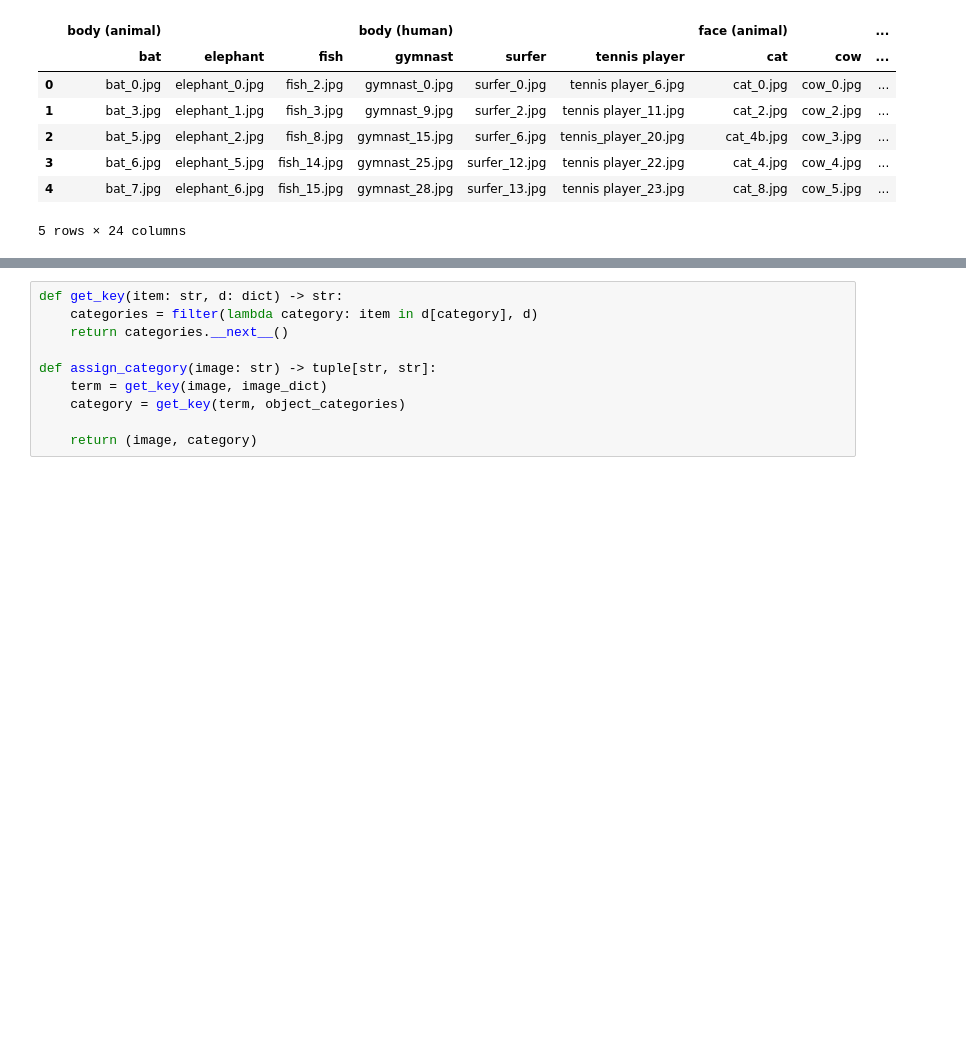
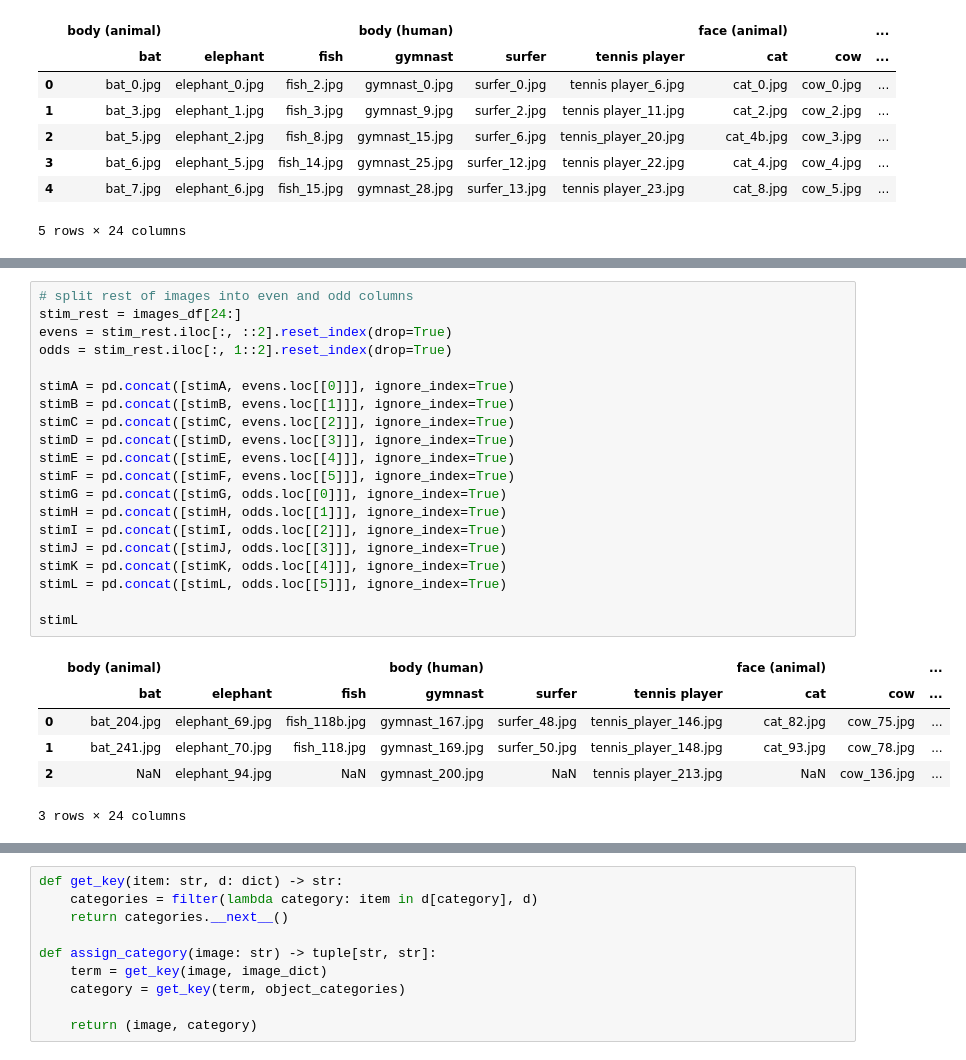
Before and after one commit to marek1n/mooney-pilot, a Jupyter notebook: utils/stimulus_spreadsheets.ipynb, the cells around one changed output, grey strips where cells are left out. Drawn from its saved outputs; the diff is of its cells as text; blank space fills up the shorter version.

```diff
--- a/utils/stimulus_spreadsheets.ipynb
+++ b/utils/stimulus_spreadsheets.ipynb
@@ -110 +156,28 @@ stimF = images_df[25:30]
+# %%
+# split rest of images into even and odd columns
+stim_rest = images_df[24:]
+evens = stim_rest.iloc[:, ::2].reset_index(drop=True)
+odds = stim_rest.iloc[:, 1::2].reset_index(drop=True)
+
+stimA = pd.concat([stimA, evens.loc[[0]]], ignore_index=True)
+stimB = pd.concat([stimB, evens.loc[[1]]], ignore_index=True)
+stimC = pd.concat([stimC, evens.loc[[2]]], ignore_index=True)
+stimD = pd.concat([stimD, evens.loc[[3]]], ignore_index=True)
+stimE = pd.concat([stimE, evens.loc[[4]]], ignore_index=True)
+stimF = pd.concat([stimF, evens.loc[[5]]], ignore_index=True)
+stimG = pd.concat([stimG, odds.loc[[0]]], ignore_index=True)
+stimH = pd.concat([stimH, odds.loc[[1]]], ignore_index=True)
+stimI = pd.concat([stimI, odds.loc[[2]]], ignore_index=True)
+stimJ = pd.concat([stimJ, odds.loc[[3]]], ignore_index=True)
+stimK = pd.concat([stimK, odds.loc[[4]]], ignore_index=True)
+stimL = pd.concat([stimL, odds.loc[[5]]], ignore_index=True)
+
+stimL
+# %% [output]
+|  | body (animal) |  |  | body (human) |  |  | face (animal) |  | ... |
+|  | bat | elephant | fish | gymnast | surfer | tennis player | cat | cow | ... |
+| 0 | bat_204.jpg | elephant_69.jpg | fish_118b.jpg | gymnast_167.jpg | surfer_48.jpg | tennis_player_146.jpg | cat_82.jpg | cow_75.jpg | ... |
+| 1 | bat_241.jpg | elephant_70.jpg | fish_118.jpg | gymnast_169.jpg | surfer_50.jpg | tennis_player_148.jpg | cat_93.jpg | cow_78.jpg | ... |
+| 2 | NaN | elephant_94.jpg | NaN | gymnast_200.jpg | NaN | tennis player_213.jpg | NaN | cow_136.jpg | ... |
+3 rows × 24 columns
 # %%
```
Also changed, not shown: parts of 7 cells of this notebook.
